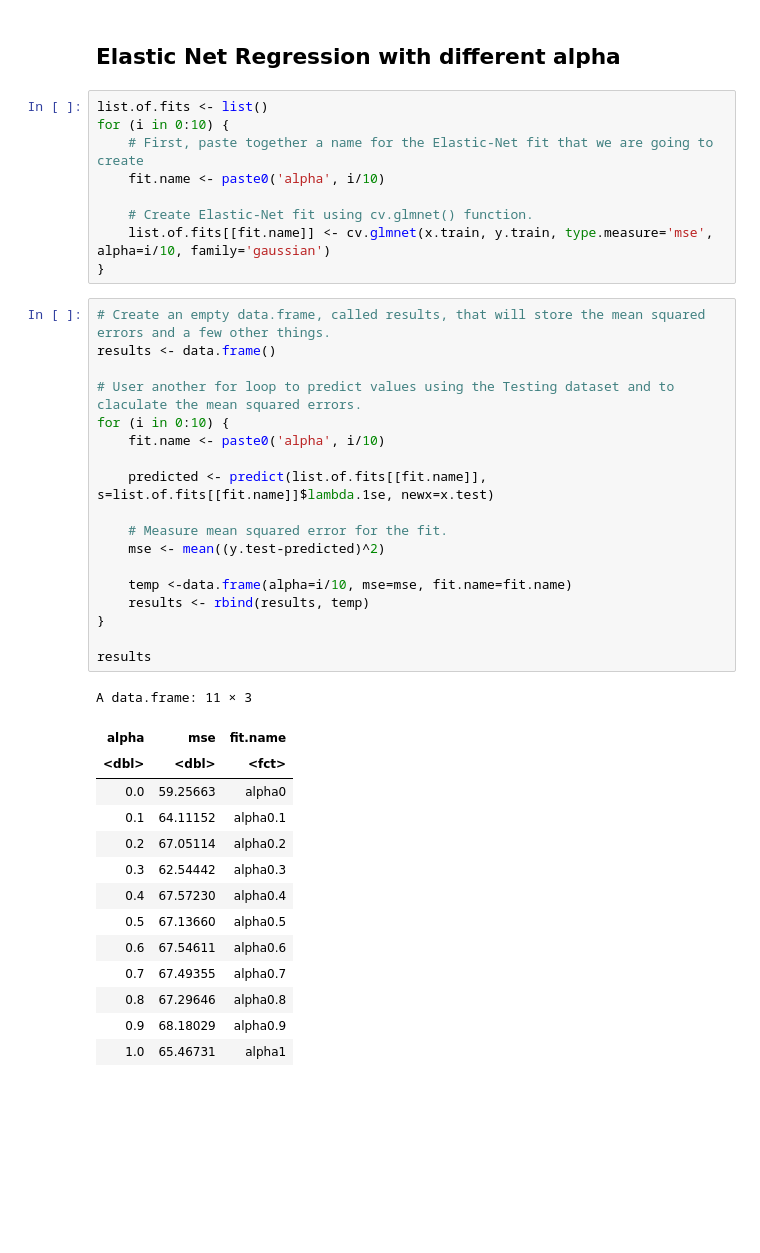
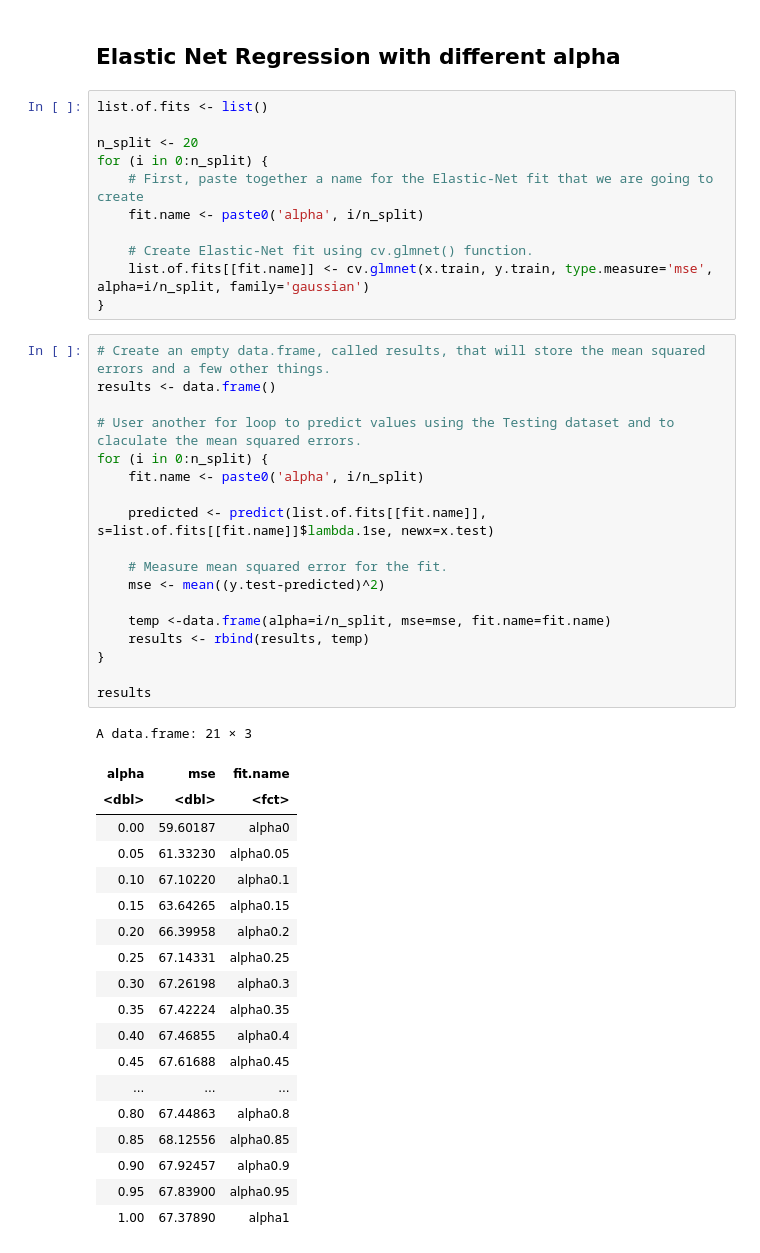
Before and after one commit to fastcyclist/ML_Ridge_Lasso_ElasticNet_Regression, a Jupyter notebook: Ridge_Lasso_ElasticNet_Regression_R.ipynb, the cells around one changed output. Cells and saved outputs as stored; diff of their text form; blank space fills up the shorter version.

```diff
--- a/Ridge_Lasso_ElasticNet_Regression_R.ipynb
+++ b/Ridge_Lasso_ElasticNet_Regression_R.ipynb
@@ -205,43 +267,50 @@ plot(y.test, alpha0.5.predicted)
 ## Elastic Net Regression with different alpha
 # %%
 list.of.fits <- list()
-for (i in 0:10) {
+
+n_split <- 20
+for (i in 0:n_split) {
     # First, paste together a name for the Elastic-Net fit that we are going to create
-    fit.name <- paste0('alpha', i/10)
+    fit.name <- paste0('alpha', i/n_split)
 
     # Create Elastic-Net fit using cv.glmnet() function.
-    list.of.fits[[fit.name]] <- cv.glmnet(x.train, y.train, type.measure='mse', alpha=i/10, family='gaussian')
+    list.of.fits[[fit.name]] <- cv.glmnet(x.train, y.train, type.measure='mse', alpha=i/n_split, family='gaussian')
 }
 # %%
 # Create an empty data.frame, called results, that will store the mean squared errors and a few other things.
 results <- data.frame()
 
 # User another for loop to predict values using the Testing dataset and to claculate the mean squared errors.
-for (i in 0:10) {
-    fit.name <- paste0('alpha', i/10)
+for (i in 0:n_split) {
+    fit.name <- paste0('alpha', i/n_split)
 
     predicted <- predict(list.of.fits[[fit.name]], s=list.of.fits[[fit.name]]$lambda.1se, newx=x.test)
 
     # Measure mean squared error for the fit.
     mse <- mean((y.test-predicted)^2)
 
-    temp <-data.frame(alpha=i/10, mse=mse, fit.name=fit.name)
+    temp <-data.frame(alpha=i/n_split, mse=mse, fit.name=fit.name)
     results <- rbind(results, temp)
 }
 
 results
 # %% [output]
-A data.frame: 11 × 3
+A data.frame: 21 × 3
 | alpha | mse | fit.name |
 | <dbl> | <dbl> | <fct> |
-| 0.0 | 59.25663 | alpha0 |
-| 0.1 | 64.11152 | alpha0.1 |
-| 0.2 | 67.05114 | alpha0.2 |
-| 0.3 | 62.54442 | alpha0.3 |
-| 0.4 | 67.57230 | alpha0.4 |
-| 0.5 | 67.13660 | alpha0.5 |
-| 0.6 | 67.54611 | alpha0.6 |
-| 0.7 | 67.49355 | alpha0.7 |
-| 0.8 | 67.29646 | alpha0.8 |
-| 0.9 | 68.18029 | alpha0.9 |
-| 1.0 | 65.46731 | alpha1 |
+| 0.00 | 59.60187 | alpha0 |
+| 0.05 | 61.33230 | alpha0.05 |
+| 0.10 | 67.10220 | alpha0.1 |
+| 0.15 | 63.64265 | alpha0.15 |
+| 0.20 | 66.39958 | alpha0.2 |
+| 0.25 | 67.14331 | alpha0.25 |
+| 0.30 | 67.26198 | alpha0.3 |
+| 0.35 | 67.42224 | alpha0.35 |
+| 0.40 | 67.46855 | alpha0.4 |
+| 0.45 | 67.61688 | alpha0.45 |
+| ... | ... | ... |
+| 0.80 | 67.44863 | alpha0.8 |
+| 0.85 | 68.12556 | alpha0.85 |
+| 0.90 | 67.92457 | alpha0.9 |
+| 0.95 | 67.83900 | alpha0.95 |
+| 1.00 | 67.37890 | alpha1 |
```
Also changed, not shown: parts of 17 cells of this notebook.
